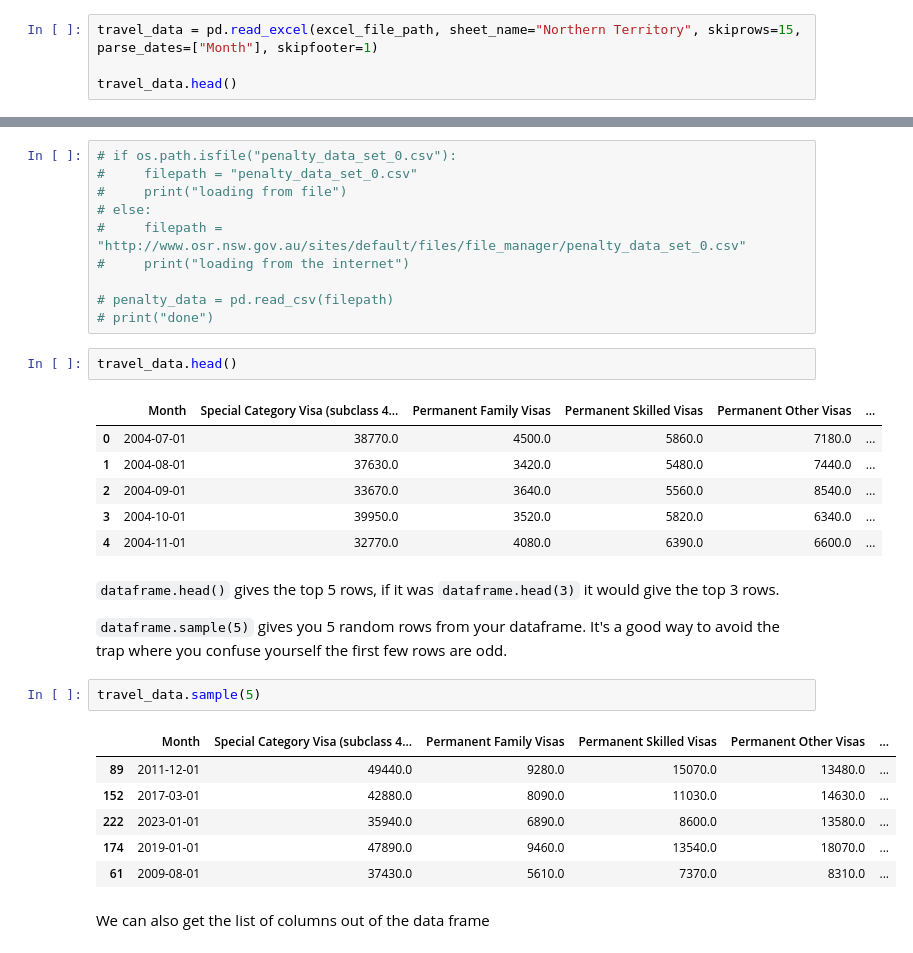
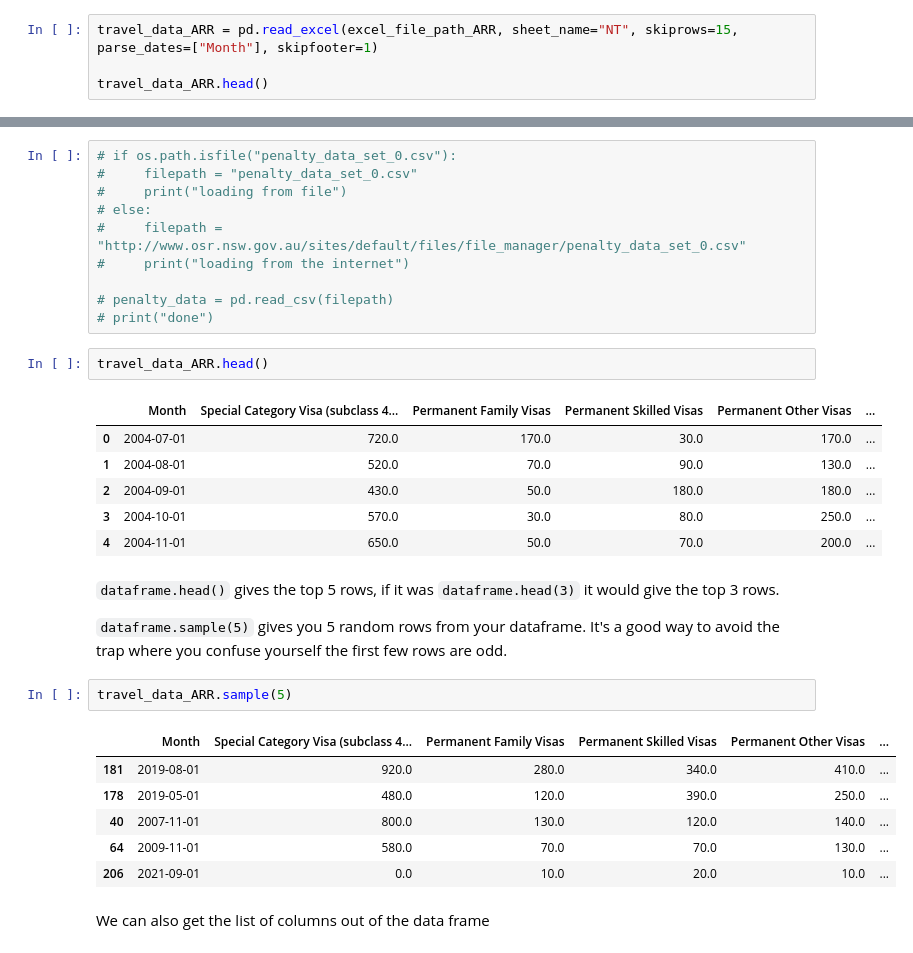
Before and after one commit to amelia-hov/travel_dataproject, a Jupyter notebook: data_introduction/basic_pandas.ipynb, the cells around one changed output, grey strips where cells are left out. Cells and saved outputs as stored; diff of their text form.

```diff
--- a/data_introduction/basic_pandas.ipynb
+++ b/data_introduction/basic_pandas.ipynb
@@ -131,6 +131,6 @@ travel_data.head()
 # %%
-travel_data = pd.read_excel(excel_file_path, sheet_name="Northern Territory", skiprows=15, parse_dates=["Month"], skipfooter=1)
+travel_data_ARR = pd.read_excel(excel_file_path_ARR, sheet_name="NT", skiprows=15, parse_dates=["Month"], skipfooter=1)
 
-travel_data.head()
+travel_data_ARR.head()
 # %% [output]
 |  | Month | Special Category Visa (subclass 4... | Permanent Family Visas | Permanent Skilled Visas | Permanent Other Visas | ... |
@@ -179,27 +179,27 @@ Pandas is pretty smart, it can get data from the internet just as easily as from
 # penalty_data = pd.read_csv(filepath)
 # print("done")
 # %%
-travel_data.head()
+travel_data_ARR.head()
 # %% [output]
 |  | Month | Special Category Visa (subclass 4... | Permanent Family Visas | Permanent Skilled Visas | Permanent Other Visas | ... |
-| 0 | 2004-07-01 | 38770.0 | 4500.0 | 5860.0 | 7180.0 | ... |
-| 1 | 2004-08-01 | 37630.0 | 3420.0 | 5480.0 | 7440.0 | ... |
-| 2 | 2004-09-01 | 33670.0 | 3640.0 | 5560.0 | 8540.0 | ... |
-| 3 | 2004-10-01 | 39950.0 | 3520.0 | 5820.0 | 6340.0 | ... |
-| 4 | 2004-11-01 | 32770.0 | 4080.0 | 6390.0 | 6600.0 | ... |
+| 0 | 2004-07-01 | 720.0 | 170.0 | 30.0 | 170.0 | ... |
+| 1 | 2004-08-01 | 520.0 | 70.0 | 90.0 | 130.0 | ... |
+| 2 | 2004-09-01 | 430.0 | 50.0 | 180.0 | 180.0 | ... |
+| 3 | 2004-10-01 | 570.0 | 30.0 | 80.0 | 250.0 | ... |
+| 4 | 2004-11-01 | 650.0 | 50.0 | 70.0 | 200.0 | ... |
 # %% [markdown]
 `dataframe.head()` gives the top 5 rows, if it was `dataframe.head(3)` it would give the top 3 rows.
 
 `dataframe.sample(5)` gives you 5 random rows from your dataframe. It's a good way to avoid the trap where you confuse yourself the first few rows are odd.
 # %%
-travel_data.sample(5)
+travel_data_ARR.sample(5)
 # %% [output]
 |  | Month | Special Category Visa (subclass 4... | Permanent Family Visas | Permanent Skilled Visas | Permanent Other Visas | ... |
-| 89 | 2011-12-01 | 49440.0 | 9280.0 | 15070.0 | 13480.0 | ... |
-| 152 | 2017-03-01 | 42880.0 | 8090.0 | 11030.0 | 14630.0 | ... |
-| 222 | 2023-01-01 | 35940.0 | 6890.0 | 8600.0 | 13580.0 | ... |
-| 174 | 2019-01-01 | 47890.0 | 9460.0 | 13540.0 | 18070.0 | ... |
-| 61 | 2009-08-01 | 37430.0 | 5610.0 | 7370.0 | 8310.0 | ... |
+| 181 | 2019-08-01 | 920.0 | 280.0 | 340.0 | 410.0 | ... |
+| 178 | 2019-05-01 | 480.0 | 120.0 | 390.0 | 250.0 | ... |
+| 40 | 2007-11-01 | 800.0 | 130.0 | 120.0 | 140.0 | ... |
+| 64 | 2009-11-01 | 580.0 | 70.0 | 70.0 | 130.0 | ... |
+| 206 | 2021-09-01 | 0.0 | 10.0 | 20.0 | 10.0 | ... |
 # %% [markdown]
 We can also get the list of columns out of the data frame
 # %%
```
Also changed, not shown: parts of 9 cells of this notebook, 3 other files.
